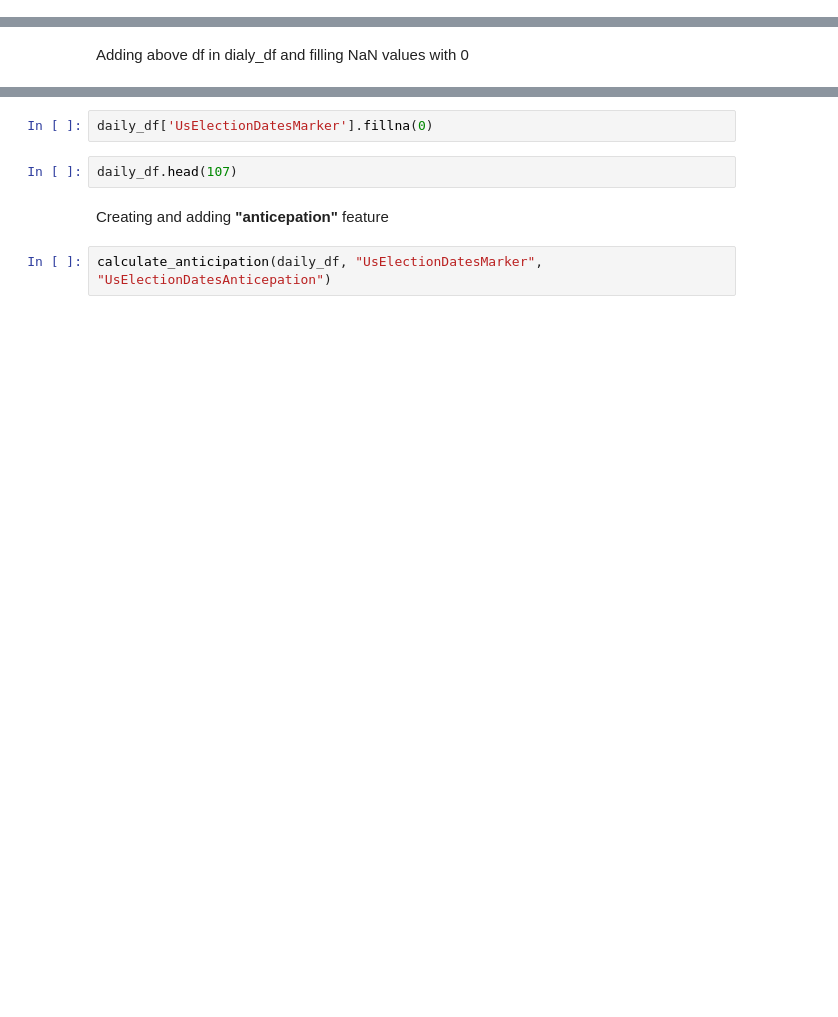
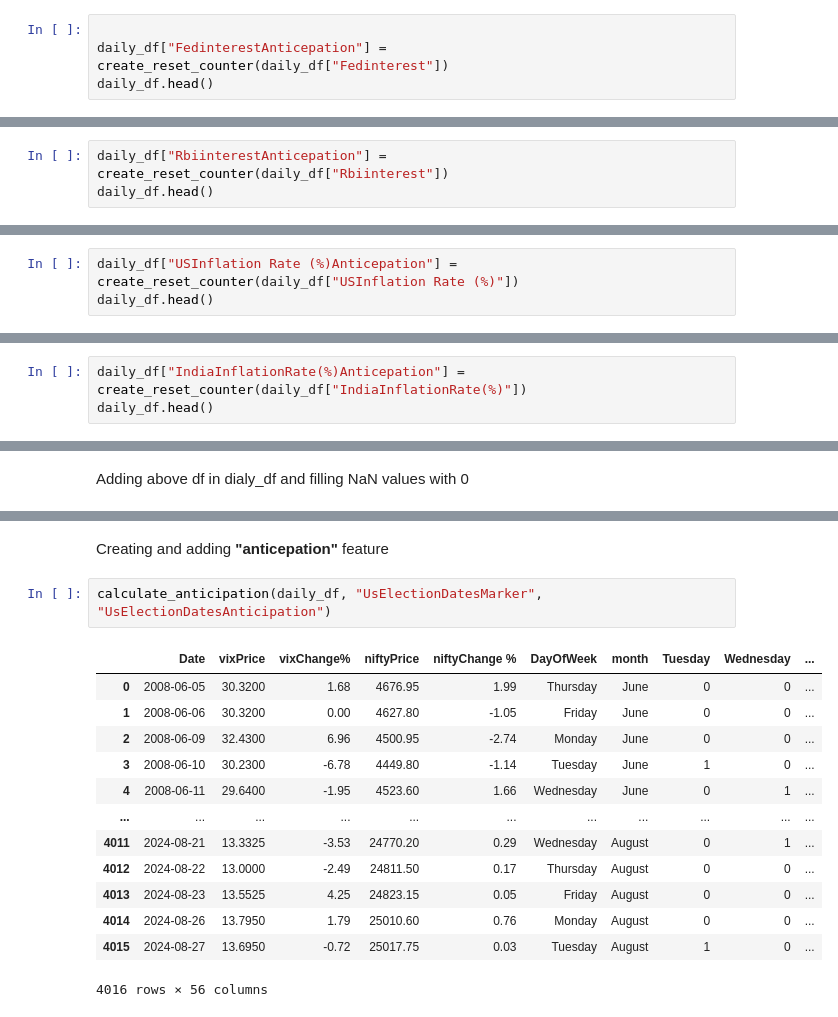
Before and after one commit to albertodavincishekhawat/Nifty-PredictionbyMacro, a Jupyter notebook: MarketPredictionUsingMacroDataUsingTFT.ipynb, the cells around one changed output, grey strips where cells are left out. Cells and saved outputs as stored; diff of their text form; blank space fills up the shorter version.

```diff
--- a/MarketPredictionUsingMacroDataUsingTFT.ipynb
+++ b/MarketPredictionUsingMacroDataUsingTFT.ipynb
@@ -260,0 +645,4 @@ daily_df.info()
+# %%
+
+daily_df["FedinterestAnticepation"] = create_reset_counter(daily_df["Fedinterest"])
+daily_df.head()
@@ -274,0 +705,3 @@ daily_df.info()
+# %%
+daily_df["RbiinterestAnticepation"] = create_reset_counter(daily_df["Rbiinterest"])
+daily_df.head()
@@ -296,0 +779,3 @@ USinflation.head(2)
+# %%
+daily_df["USInflation Rate (%)Anticepation"] = create_reset_counter(daily_df["USInflation Rate (%)"])
+daily_df.head()
@@ -318,0 +851,3 @@ daily_df.tail(20)
+# %%
+daily_df["IndiaInflationRate(%)Anticepation"] = create_reset_counter(daily_df["IndiaInflationRate(%)"])
+daily_df.head()
@@ -439,8 +1124,18 @@ daily_df = pd.merge(daily_df, UsElectionDates, how='left', on='Date')
-# %%
-daily_df['UsElectionDatesMarker'].fillna(0)
-# %%
-daily_df.head(107)
 # %% [markdown]
 Creating and adding **"anticepation"** feature
 # %%
-calculate_anticipation(daily_df, "UsElectionDatesMarker", "UsElectionDatesAnticepation")
+calculate_anticipation(daily_df, "UsElectionDatesMarker", "UsElectionDatesAnticipation")
+# %% [output]
+|  | Date | vixPrice | vixChange% | niftyPrice | niftyChange % | DayOfWeek | month | Tuesday | Wednesday | ... |
+| 0 | 2008-06-05 | 30.3200 | 1.68 | 4676.95 | 1.99 | Thursday | June | 0 | 0 | ... |
+| 1 | 2008-06-06 | 30.3200 | 0.00 | 4627.80 | -1.05 | Friday | June | 0 | 0 | ... |
+| 2 | 2008-06-09 | 32.4300 | 6.96 | 4500.95 | -2.74 | Monday | June | 0 | 0 | ... |
+| 3 | 2008-06-10 | 30.2300 | -6.78 | 4449.80 | -1.14 | Tuesday | June | 1 | 0 | ... |
+| 4 | 2008-06-11 | 29.6400 | -1.95 | 4523.60 | 1.66 | Wednesday | June | 0 | 1 | ... |
+| ... | ... | ... | ... | ... | ... | ... | ... | ... | ... | ... |
+| 4011 | 2024-08-21 | 13.3325 | -3.53 | 24770.20 | 0.29 | Wednesday | August | 0 | 1 | ... |
+| 4012 | 2024-08-22 | 13.0000 | -2.49 | 24811.50 | 0.17 | Thursday | August | 0 | 0 | ... |
+| 4013 | 2024-08-23 | 13.5525 | 4.25 | 24823.15 | 0.05 | Friday | August | 0 | 0 | ... |
+| 4014 | 2024-08-26 | 13.7950 | 1.79 | 25010.60 | 0.76 | Monday | August | 0 | 0 | ... |
+| 4015 | 2024-08-27 | 13.6950 | -0.72 | 25017.75 | 0.03 | Tuesday | August | 1 | 0 | ... |
+4016 rows × 56 columns
```
Also changed, not shown: parts of 80 cells of this notebook, 3 other files.
